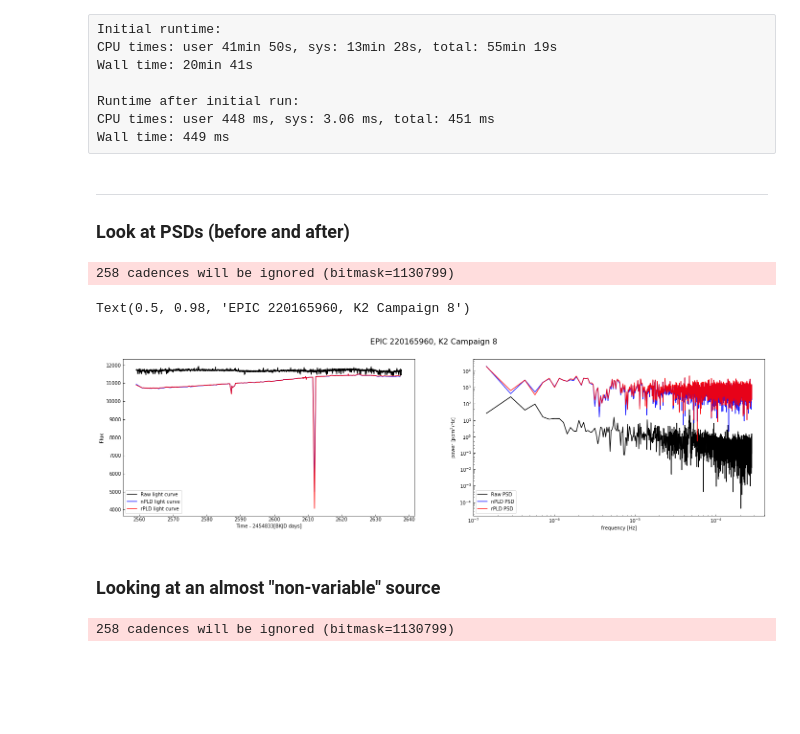
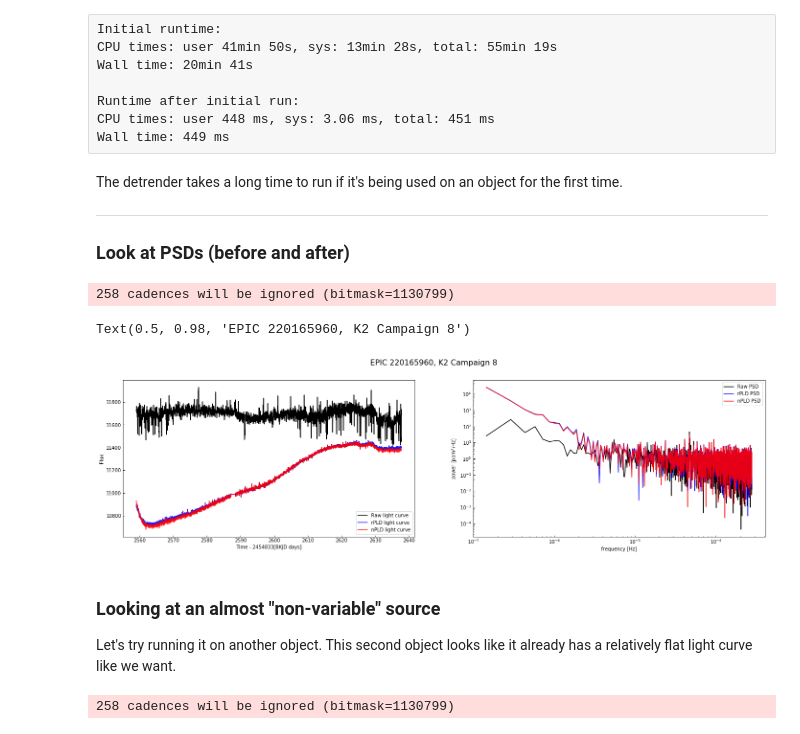
Before and after one commit to rrybuttry/agn_everest, a Jupyter notebook: everest_manual_detrend.ipynb, the cells around one changed output. Saved outputs shown, nothing was run; the diff lists cells and outputs as text; code cells hidden in the pictures; blank space fills up the shorter version.

```diff
--- a/everest_manual_detrend.ipynb
+++ b/everest_manual_detrend.ipynb
@@ -40,0 +30,4 @@ plt.plot(rpld.time[~rpld.mask][sortingr], rpld.flux[~rpld.mask][sortingr])
+# %%
+# clean it up by removing cadences marked in .badmask and .nanmask
+rpld_mask = (np.isin(np.arange(3852+1), np.concatenate([rpld.nanmask, rpld.badmask, rpld.mask])))
+plt.plot(rpld.time[~rpld_mask], rpld.flux[~rpld_mask])
@@ -52,0 +48,4 @@ plt.plot(npld.time[~npld.mask][sorting], rpld.flux[~npld.mask][sorting])
+# %%
+# clean it up by removing cadences marked in .badmask and .nanmask
+npld_mask = (np.isin(np.arange(3852+1), np.concatenate([npld.nanmask, npld.badmask, npld.mask])))
+plt.plot(npld.time[~npld_mask], npld.flux[~npld_mask])
@@ -58,9 +60,11 @@ Wall time: 20min 41s
 Runtime after initial run:
 CPU times: user 448 ms, sys: 3.06 ms, total: 451 ms
 Wall time: 449 ms
-# %% [markdown]
----
-### Look at PSDs (before and after)
+# %% [markdown]
+The detrender takes a long time to run if it's being used on an object for the first time.
+
+---
+### Look at PSDs (before and after)
 # %%
 # get the raw light curves
 tpf = lk.search_targetpixelfile(test_epic, campaign=8).download() # define tpf
@@ -74,15 +78,16 @@ lc_raw = lc[~spurious_cadences]
 # %%
 # plot them
 fig, ax = plt.subplots(1,2, figsize=(24,6))
 plot_lc_PSD(lc_raw.time, lc_raw.flux, ax[0], ax[1], l="Raw", f=k2_freq, color='k', alpha=1.0)
-plot_lc_PSD(npld.time[~npld.mask][sorting], npld.flux[~npld.mask][sorting], ax[0], ax[1], l="nPLD", f=k2_freq,  color='b', alpha=0.9)
-plot_lc_PSD(rpld.time[~rpld.mask][sortingr], rpld.flux[~rpld.mask][sortingr], ax[0], ax[1], l="rPLD", f=k2_freq,  color='r', alpha=0.9)
+plot_lc_PSD(rpld.time[~rpld_mask], rpld.flux[~rpld_mask], ax[0], ax[1], l="rPLD", f=k2_freq,  color='b', alpha=0.9)
+plot_lc_PSD(npld.time[~npld_mask], npld.flux[~npld_mask], ax[0], ax[1], l="nPLD", f=k2_freq,  color='r', alpha=0.9)
 fig.suptitle("EPIC %s, K2 Campaign %s"%(test_epic,8), fontsize=16)
 # %% [output]
 Text(0.5, 0.98, 'EPIC 220165960, K2 Campaign 8')
-[figure, old version]
+[figure, new version]
-# %% [markdown]
-### Looking at an almost "non-variable" source
+# %% [markdown]
+### Looking at an almost "non-variable" source
+Let's try running it on another object. This second object looks like it already has a relatively flat light curve like we want.
 # %%
 epic = 220436242
 # %%
```
Also changed, not shown: parts of 24 cells of this notebook, 4 other files.
